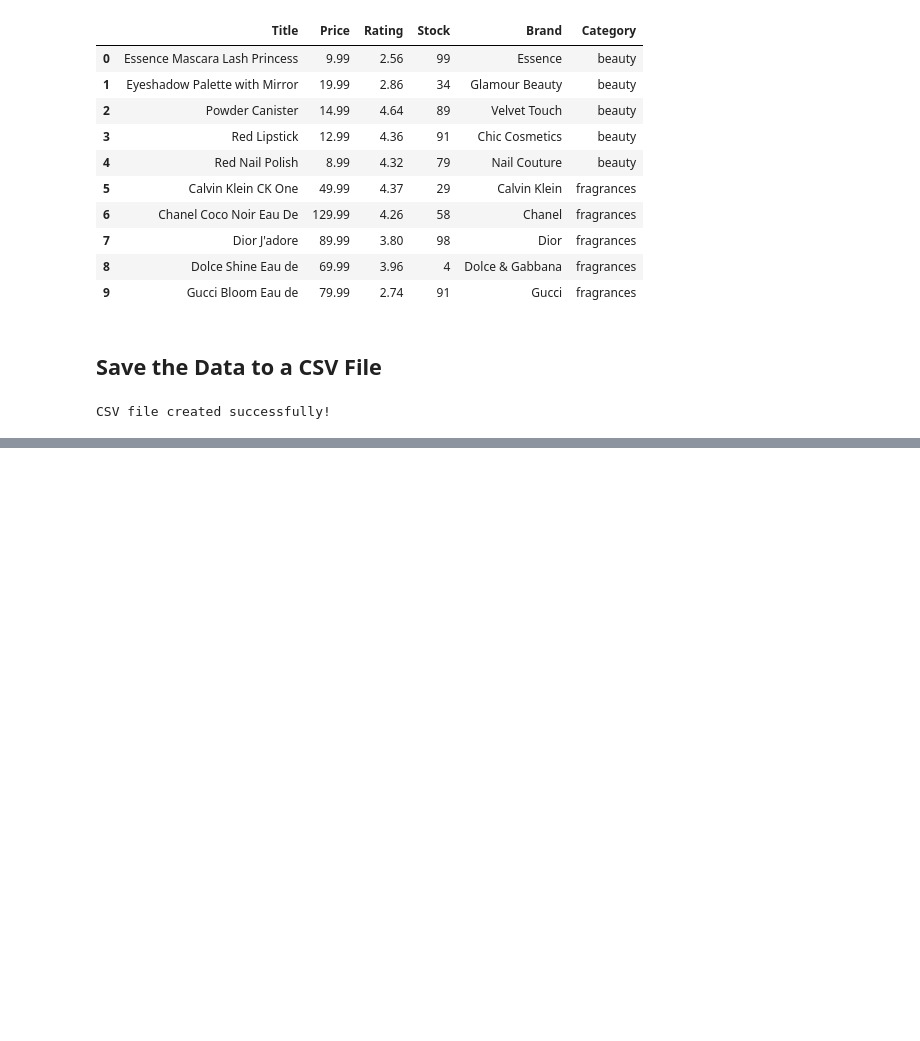
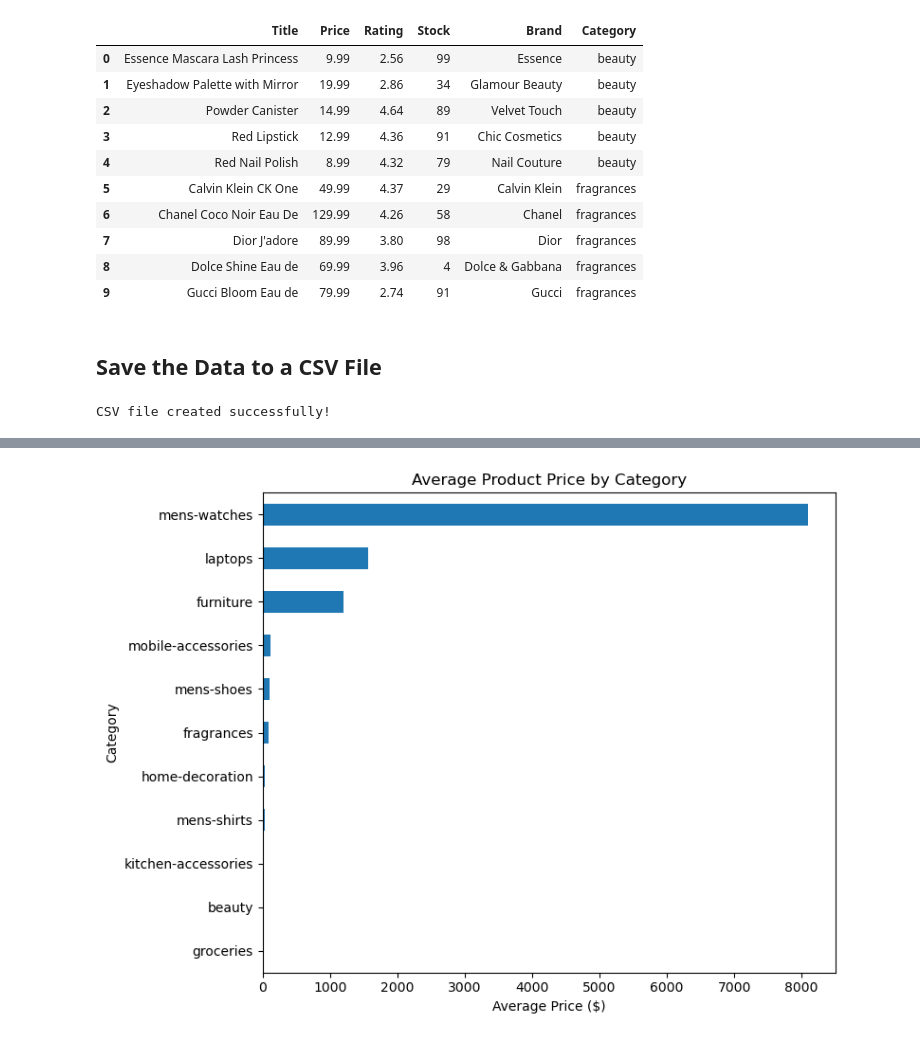
Before and after one commit to hrmah8/CSC221-hrmah8-GroupProject, a Jupyter notebook: CSC221-hrmah8-GroupProject.ipynb, the cells around one changed output, grey strips where cells are left out. Saved outputs shown, nothing was run; the diff lists cells and outputs as text; code cells hidden in the pictures; blank space fills up the shorter version.

Commit message:
Add files via upload
Added Part 2 Visualization

```diff
--- a/CSC221-hrmah8-GroupProject.ipynb
+++ b/CSC221-hrmah8-GroupProject.ipynb
@@ -73,0 +110,14 @@ CSV file created successfully!
+# %%
+avg_price = df.groupby("Category")["Price"].mean().sort_values()
+
+plt.figure(figsize=(8,6))
+avg_price.plot(kind="barh")
+
+plt.title("Average Product Price by Category")
+plt.xlabel("Average Price ($)")
+plt.ylabel("Category")
+
+plt.tight_layout()
+plt.show()
+# %% [output]
+[figure, added]
```
Also changed, not shown: parts of 9 cells of this notebook.
